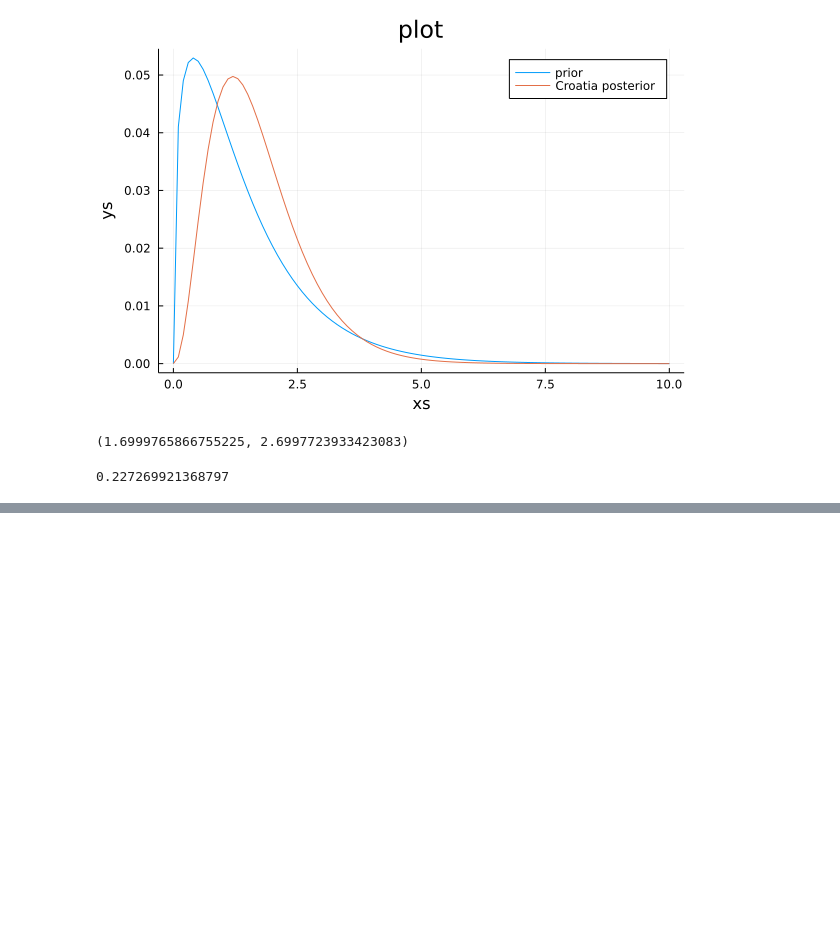
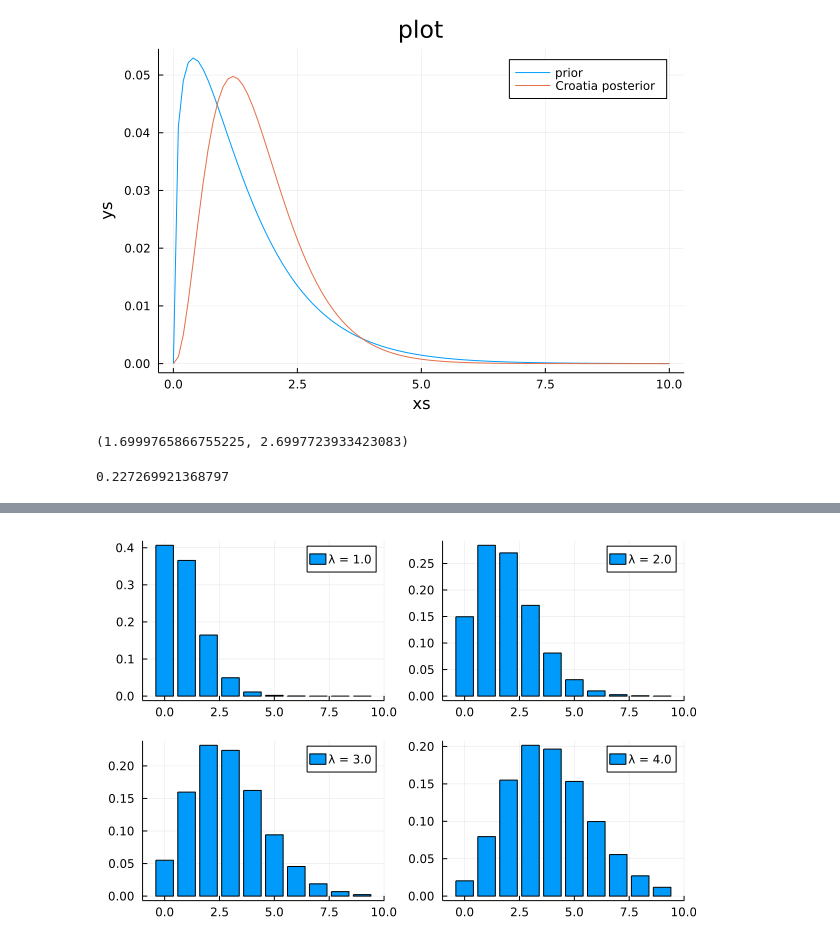
Before and after one commit to bwanab/ThinkBayes.jl, a Jupyter notebook: notebooks/think_bayes_in_julia_chapter_8.ipynb, the cells around one changed output, grey strips where cells are left out. Cells and saved outputs as stored; diff of their text form; code cells hidden in the pictures; blank space fills up the shorter version.

```diff
--- a/notebooks/think_bayes_in_julia_chapter_8.ipynb
+++ b/notebooks/think_bayes_in_julia_chapter_8.ipynb
@@ -83,0 +96,10 @@ prob_gt(croatia, france)
+# %%
+sample = [10, 20, 30, 40]
+sample_len = length(sample)
+xs = values(pmf_seq[1])
+xlen = length(xs)
+ps = reshape(reduce(vcat, ([probs(pmf_seq[x]) for x in sample])), xlen, sample_len)
+titles = reshape(["λ = "*string(x/10.0) for x in sample], 1, 4)
+bar(xs, ps, label=titles, layout=(2,2))
+# %% [output]
+[figure, added]
```
Also changed, not shown: parts of 12 cells of this notebook, 1 other file.
